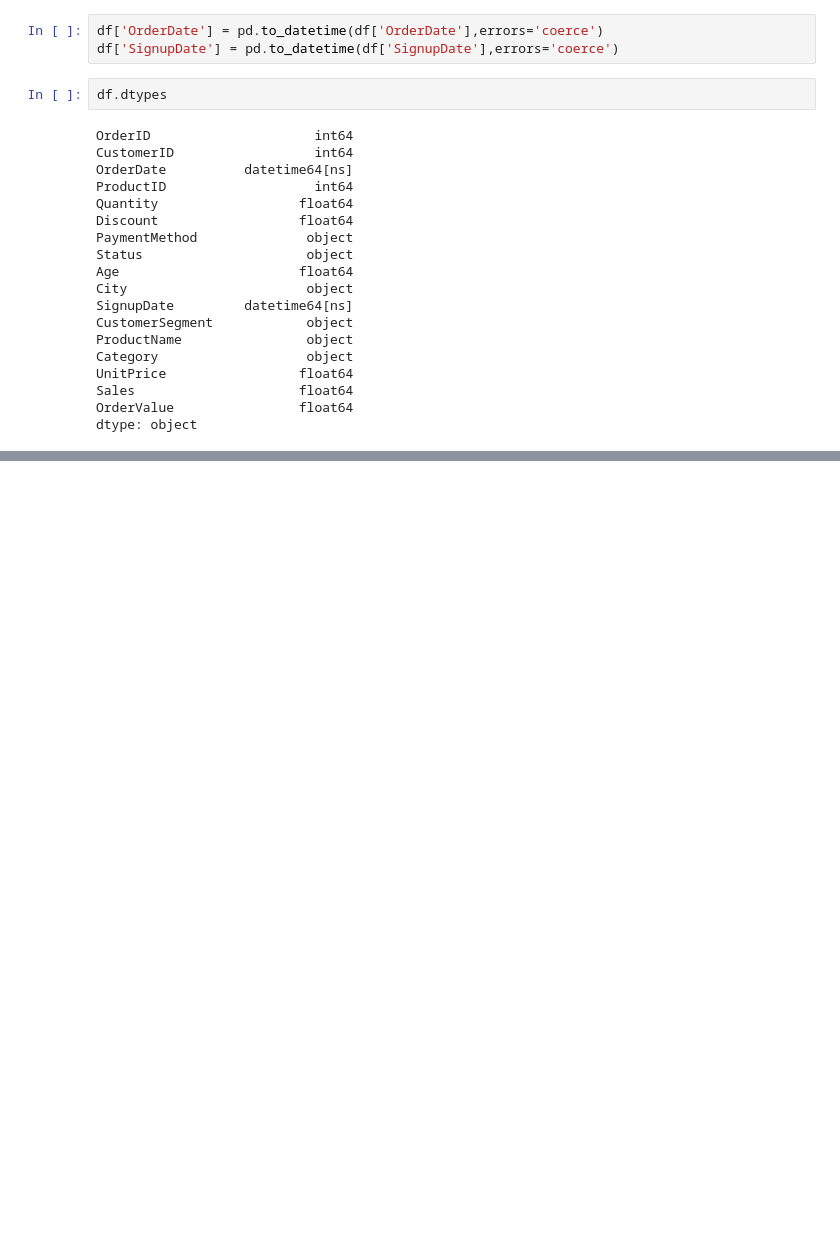
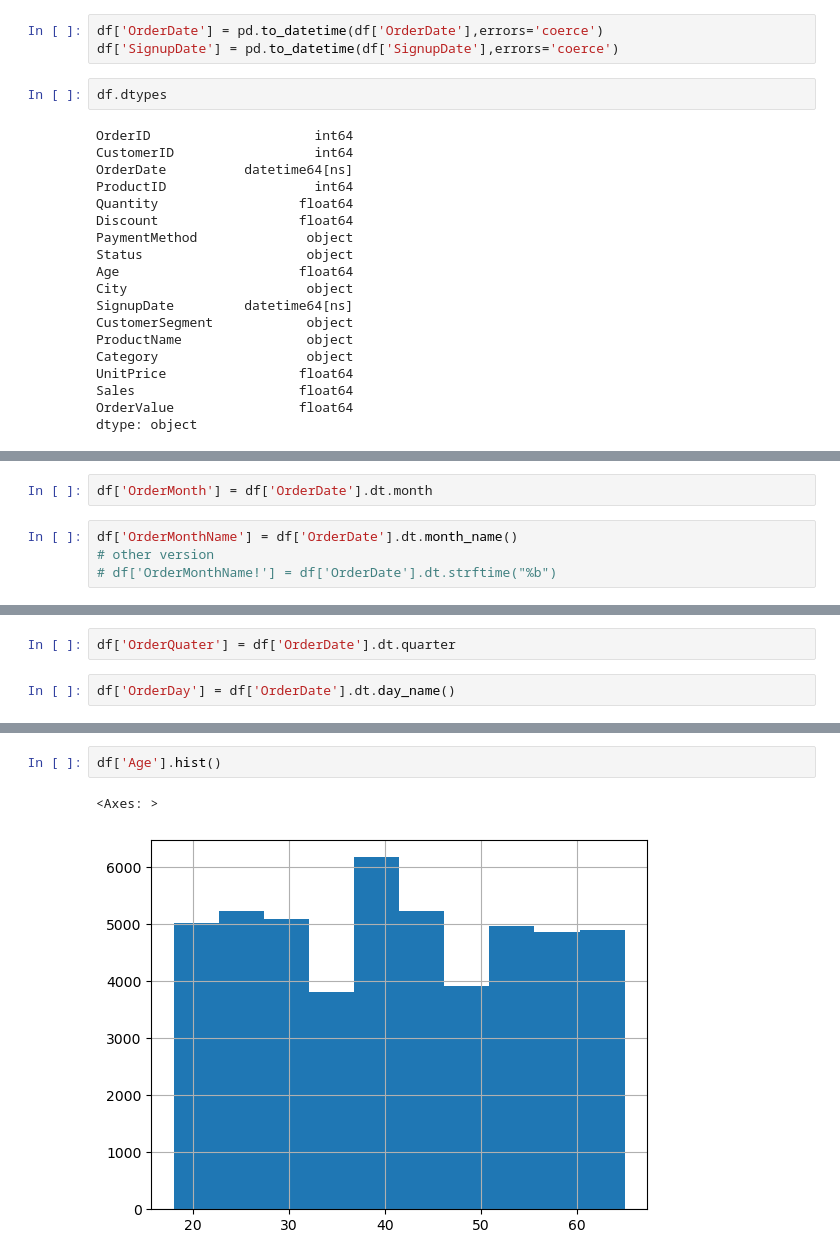
Before and after one commit to Sreesanth-e/EDA, a Jupyter notebook: Ecommerce_EDA/Ecommerce_EDA.ipynb, the cells around one changed output, grey strips where cells are left out. Drawn from its saved outputs; the diff is of its cells as text; blank space fills up the shorter version.

```diff
--- a/Ecommerce_EDA/Ecommerce_EDA.ipynb
+++ b/Ecommerce_EDA/Ecommerce_EDA.ipynb
@@ -99,0 +118,6 @@ dtype: object
+# %%
+df['OrderMonth'] = df['OrderDate'].dt.month
+# %%
+df['OrderMonthName'] = df['OrderDate'].dt.month_name()
+# other version
+# df['OrderMonthName!'] = df['OrderDate'].dt.strftime("%b")
@@ -99,0 +148,4 @@ dtype: object
+# %%
+df['OrderQuater'] = df['OrderDate'].dt.quarter
+# %%
+df['OrderDay'] = df['OrderDate'].dt.day_name()
@@ -99,0 +222,5 @@ dtype: object
+# %%
+df['Age'].hist()
+# %% [output]
+<Axes: >
+[figure, added]
```
Also changed, not shown: parts of 12 cells of this notebook, 1 other file.
